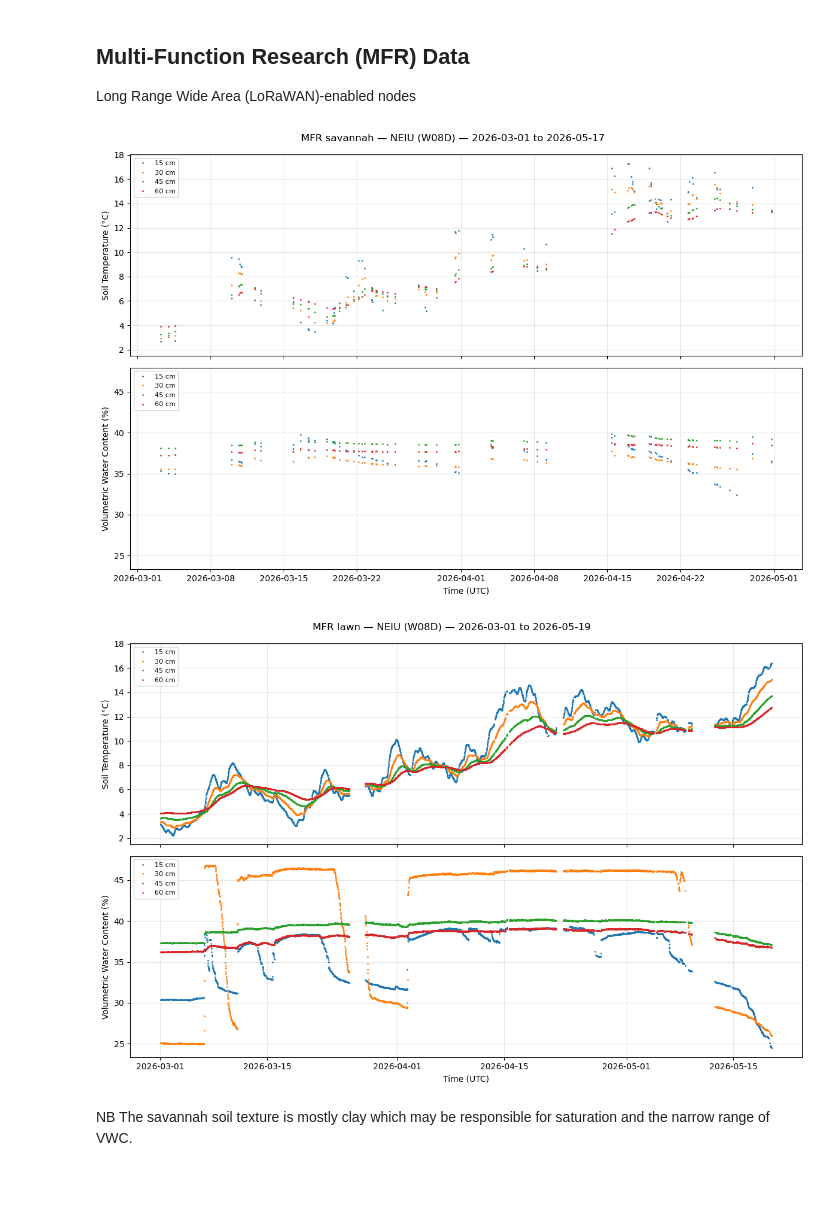
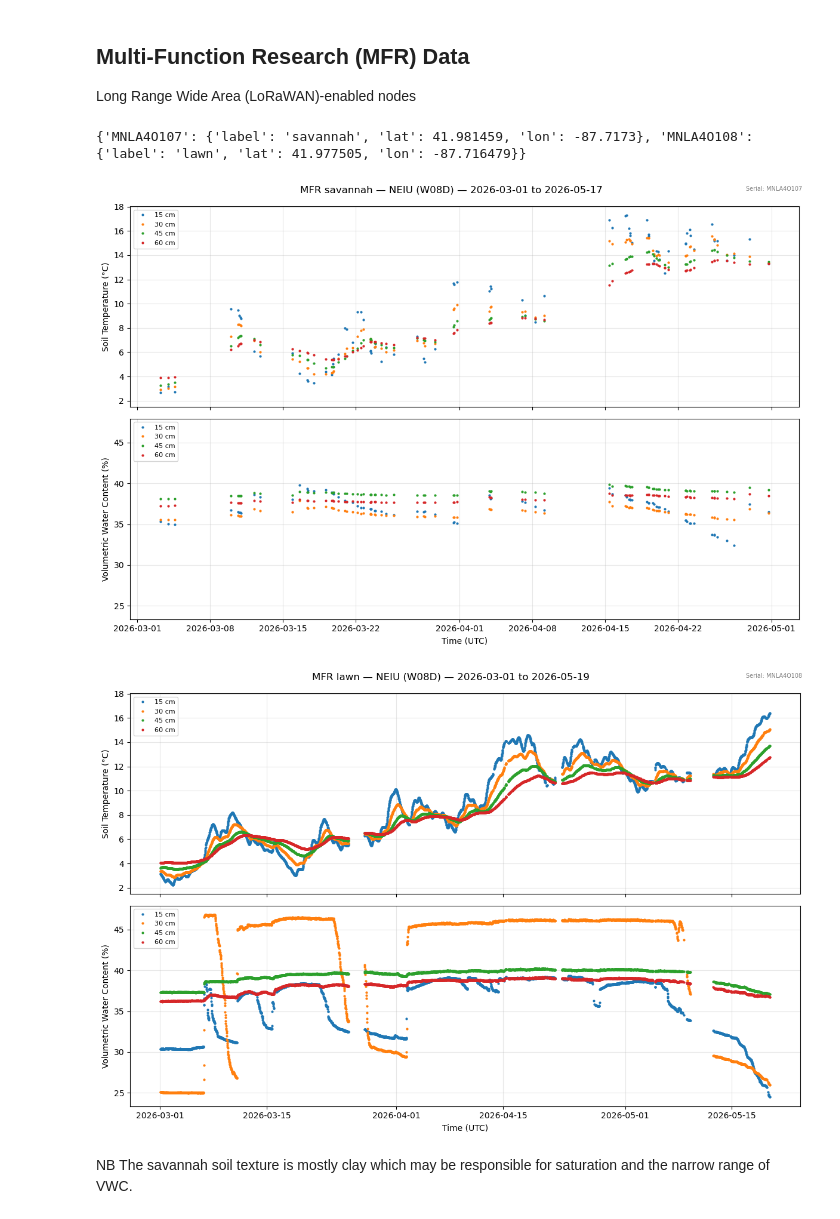
Before and after one commit to gregorywanderson/crocus, a Jupyter notebook: crocus_data_access.ipynb, the cells around one changed output. Saved outputs shown, nothing was run; the diff lists cells and outputs as text; code cells hidden in the pictures; blank space fills up the shorter version.

```diff
--- a/crocus_data_access.ipynb
+++ b/crocus_data_access.ipynb
@@ -193,7 +189,7 @@ df_aqt = query_aqt(VSN,START,END)
 This takes ~7 minutes for 2023 data due to >1Hz historical sampling rate.
 # %%
 # This can take 5-7 min to run.
-df_wxt = query_wxt(VSN,START,END)
+df_wxt = query_wxt(SITE.vsn,START,END)
 # %%
 print(f"df_aqt: {df_aqt.shape}, {df_aqt.memory_usage(deep=True).sum() / 1e6:.2f} MB")
 print(f"df_wxt: {df_wxt.shape}, {df_wxt.memory_usage(deep=True).sum() / 1e6:.2f} MB")
@@ -299,7 +288,7 @@ plt.show()
 ## Sap Flow
 # %%
 start, end = last_n_hours(24)
-sapflow = query_sapflow(VSN, start, end)
+sapflow = query_sapflow(SITE, start, end)
 
 # Show which trees returned data
 print("Trees with data:", list(sapflow.keys()))
@@ -342,7 +313,7 @@ if sapflow:
     ax.set_xlabel('Time (UTC)')
     ax.legend(loc='upper left', fontsize=8)
     ax.grid(True, alpha=0.3)
-    fig.suptitle(f'Sap Flow — {SITE} ({VSN}) — Last 24 Hours', fontsize=12)
+    fig.suptitle(f'Sap Flow — {SITE.abbr} ({SITE.vsn}) — Last 24 Hours', fontsize=12)
     fig.tight_layout()
     plt.show()
 else:
@@ -364,11 +328,15 @@ sugar_maple_3: 95 rows, 0 NaN inner, battery range 4.03–4.19V
 ## Multi-Function Research (MFR) Data
 
 Long Range Wide Area (LoRaWAN)-enabled nodes
+# %%
+print(NEIU.mfr)
+# %% [output]
+{'MNLA4O107': {'label': 'savannah', 'lat': 41.981459, 'lon': -87.7173}, 'MNLA4O108': {'label': 'lawn', 'lat': 41.977505, 'lon': -87.716479}}
 # %%
 #start, end = last_n_hours(24)   # Last 24 hours
 START = '2026-03-01'
 END   = '2026-05-20'
-mfr = query_mfr(VSN, START, END)
+mfr = query_mfr(SITE, START, END)
 # %%
 if mfr:
     # Compute common y-axis limits across all sites
@@ -385,40 +353,46 @@ if mfr:
     temp_pad = (temp_max - temp_min) * 0.05
     vwc_pad  = (vwc_max  - vwc_min)  * 0.05
 
     for label, df in mfr.items():
         fig, (ax1, ax2) = plt.subplots(2, 1, figsize=(12, 8), sharex=True)
 
         for col, depth in [('temp_15cm', '15 cm'), ('temp_30cm', '30 cm'),
                             ('temp_45cm', '45 cm'), ('temp_60cm', '60 cm')]:
             if col in df.columns:
-                ax1.plot(df.index, df[col],
-                         linestyle='none', marker='o', markersize=1,
-                         label=depth)
+                ax1.plot(df.index, df[col], linestyle='none', marker='o',
+                         label=depth, markersize=2)
         ax1.set_ylim(temp_min - temp_pad, temp_max + temp_pad)
         ax1.set_ylabel('Soil Temperature (°C)')
         ax1.legend(loc='upper left', fontsize=8)
         ax1.grid(True, alpha=0.3)
 
         for col, depth in [('vwc_15cm', '15 cm'), ('vwc_30cm', '30 cm'),
                             ('vwc_45cm', '45 cm'), ('vwc_60cm', '60 cm')]:
             if col in df.columns:
                 ax2.plot(df.index, df[col],
-                         linestyle='none', marker='o', markersize=1,
+                         linestyle='none', marker='o', markersize=2,
                          label=depth)
         ax2.set_ylim(vwc_min - vwc_pad, vwc_max + vwc_pad)
         ax2.set_ylabel('Volumetric Water Content (%)')
         ax2.set_xlabel('Time (UTC)')
         ax2.legend(loc='upper left', fontsize=8)
         ax2.grid(True, alpha=0.3)
 
-        fig.suptitle(f'MFR {label} — {SITE} ({VSN}) — {df.index.min().date()} to {df.index.max().date()}',
+        fig.suptitle(f'MFR {label} — {SITE.abbr} ({SITE.vsn}) — {df.index.min().date()} to {df.index.max().date()}',
                      fontsize=12)
+        # Add serial number as small annotation
+        serial = next(k for k, v in SITE.mfr.items() if v['label'] == label)
+        fig.text(0.99, 0.98, f'Serial: {serial}',
+            ha='right', va='top',
+            fontsize=7, color='0.5',
+            transform=fig.transFigure)
+
         fig.tight_layout()
         plt.savefig(f'figures/mfr_{label}_soil.png', dpi=150, bbox_inches='tight')
         plt.show()
 # %% [output]
-[figure, old version]
+[figure, new version]
-[figure, old version]
+[figure, new version]
 # %% [markdown]
 NB The savannah soil texture is mostly clay which may be responsible for saturation and the narrow range of VWC.
 # %%
```
Also changed, not shown: parts of 21 cells of this notebook.
